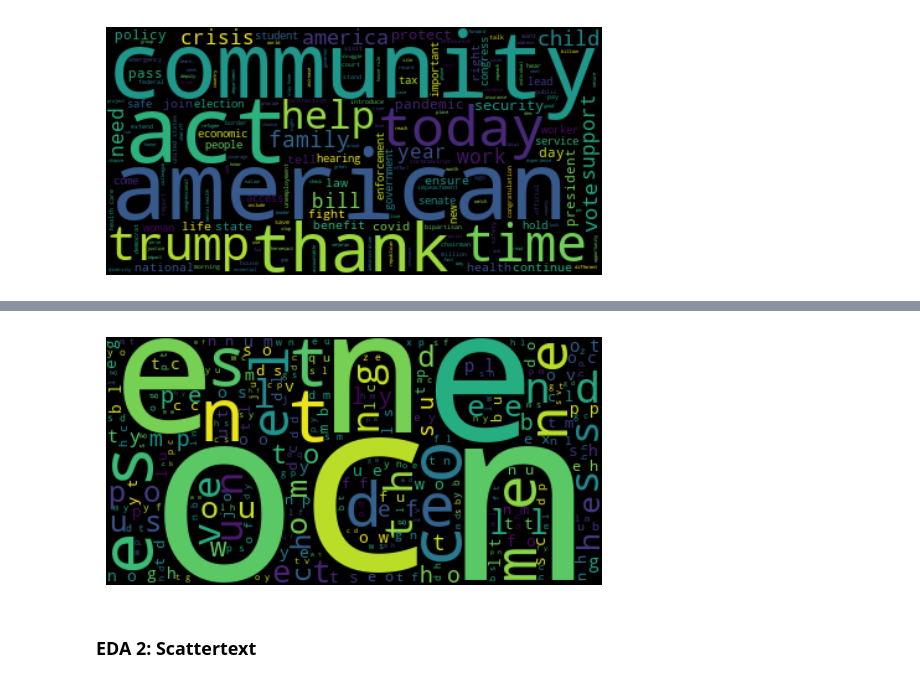
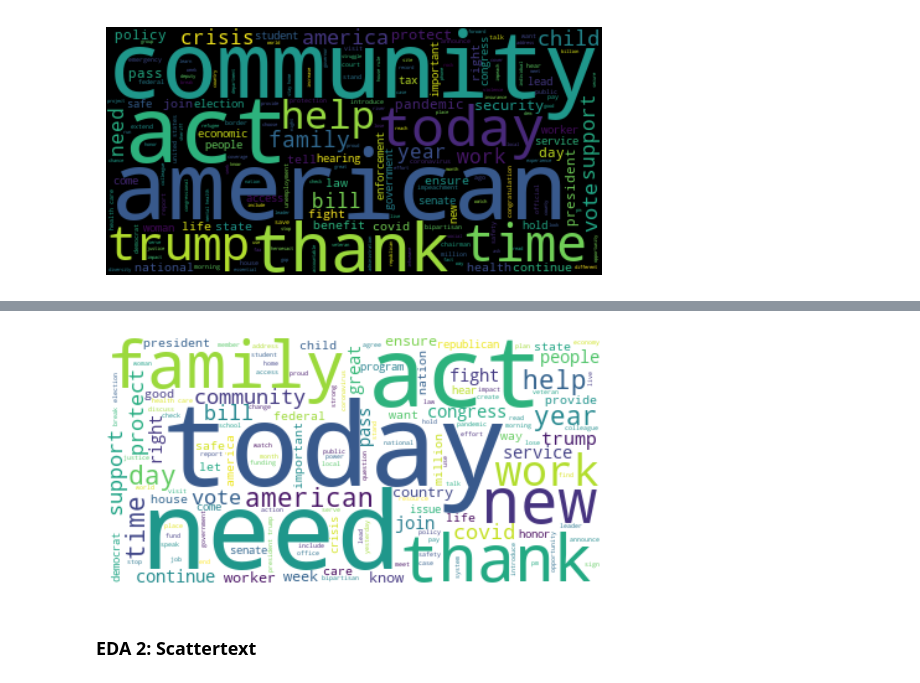
Before and after one commit to nereidagra/Computational-Social-Science-Projects, a Jupyter notebook: Project 5/Project 5 Student.ipynb, the cells around one changed output, grey strips where cells are left out. Saved outputs shown, nothing was run; the diff lists cells and outputs as text; code cells hidden in the pictures.

```diff
--- a/Project 5/Project 5 Student.ipynb
+++ b/Project 5/Project 5 Student.ipynb
@@ -556,3 +546,42 @@ plt.axis('off')                        # turn off axes
 plt.show()                             # show the plot
 # %% [output]
 [figure]
+# %%
+## trying again, this time colors by party and use 1000 observations
+
+np.random.seed(12)
+ct_samp_1000 = congress_tweets.sample(n=1000)
+ct_samp_1000['tokens'] = ct_samp_1000['text'].map(lambda x: rem_punc_stop_lem(x))
+ct_samp_1000
+
+# Function to assign color based on party
+def party_color_func(word, font_size, position, orientation, random_state=None, **kwargs):
+    party = word_party_map.get(word, 'Neutral')  # Default to 'Neutral' if word isn't found
+    return party_colors.get(party, 'gray')  # Default to gray if party isn't found
+
+# Colors for each party
+party_colors = {
+    'Republican': 'red',
+    'Democrat': 'blue',
+    'Neutral': 'gray'
+}
+
+# Create a mapping of words to party affiliation
+word_party_map = {}
+for index, row in ct_samp_100.iterrows():
+    words = row['tokens'] if isinstance(row['tokens'], list) else str(row['tokens']).split()
+    party = row['party']
+    for word in words:
+        word_party_map[word] = party  # Assign each word its party
+
+# Convert tokens column to a single string
+text = ' '.join(ct_samp_1000['tokens'].map(lambda x: ' '.join(x) if isinstance(x, list) else str(x)))
+
+# WordCloud
+wordcloud = WordCloud(random_state=40, width=800, height=400, color_func=party_color_func,background_color='white').generate(text)
+
+# Plot
+plt.figure(figsize=(10, 5))
+plt.imshow(wordcloud, interpolation='bilinear')
+plt.axis('off')
+plt.show()
@@ -559,18 +590,18 @@ plt.show()                             # show the plot
 # %%
-## Just going to see what happens with 1000
+## Just going to see what happens with 5000
 # converting tokens to a string
 text = ' '.join(ct_samp_1000['tokens'].map(lambda text: ' '.join(text)))
 
 # WordCloud viz
-wordcloud = WordCloud(random_state=40).generate(text) # set random state to ensure same word cloud each time
+wordcloud = WordCloud(random_state=40,background_color='white').generate(text) # set random state to ensure same word cloud each time
 
 # plot
 plt.imshow(wordcloud,                  # specify wordcloud
            interpolation = 'bilinear') # specifies how the words are displayed
 plt.axis('off')                        # turn off axes
 plt.show()                             # show the plot
 # %% [output]
-[figure, old version]
+[figure, new version]
 # %% [markdown]
 ### EDA 2: Scattertext
 # %%
```
Also changed, not shown: parts of 15 cells of this notebook, 1 other file.
